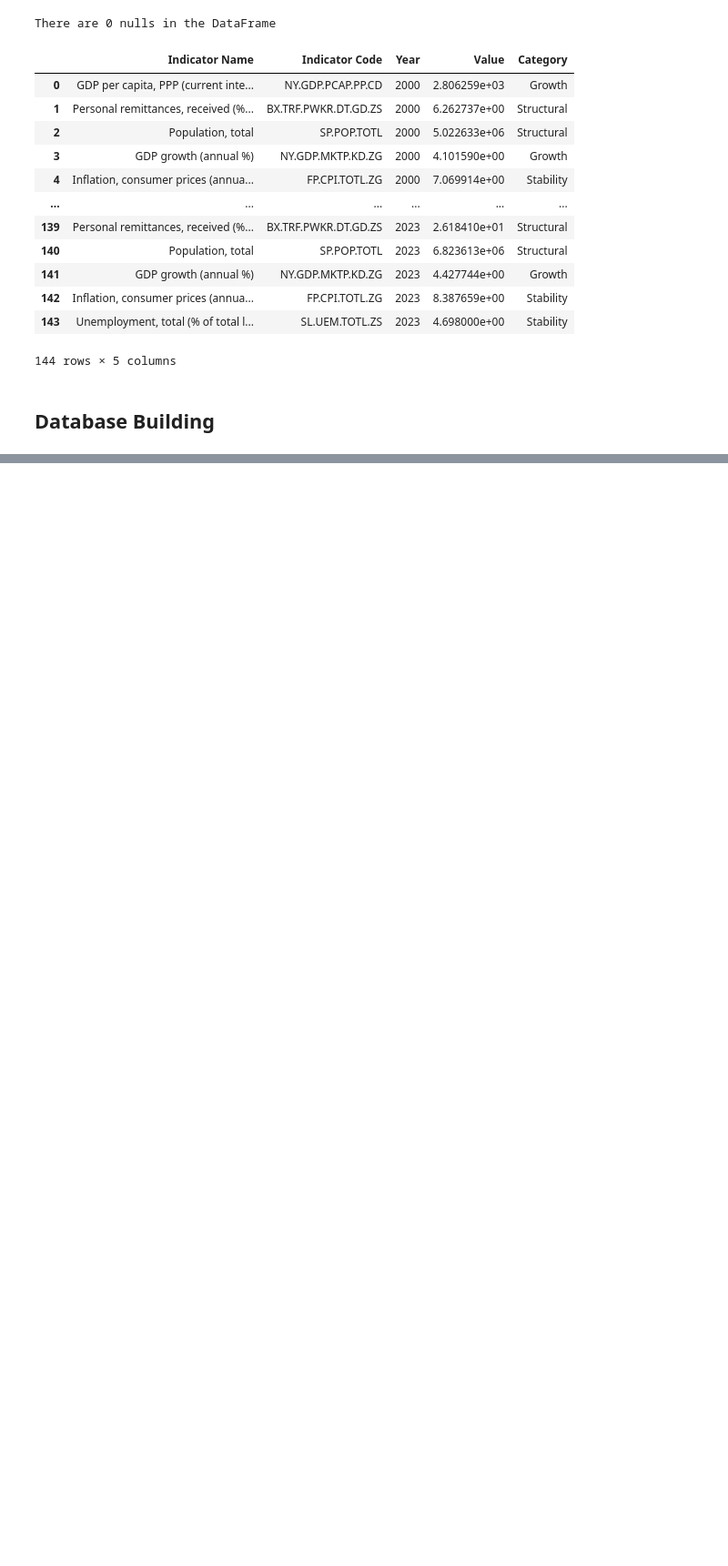
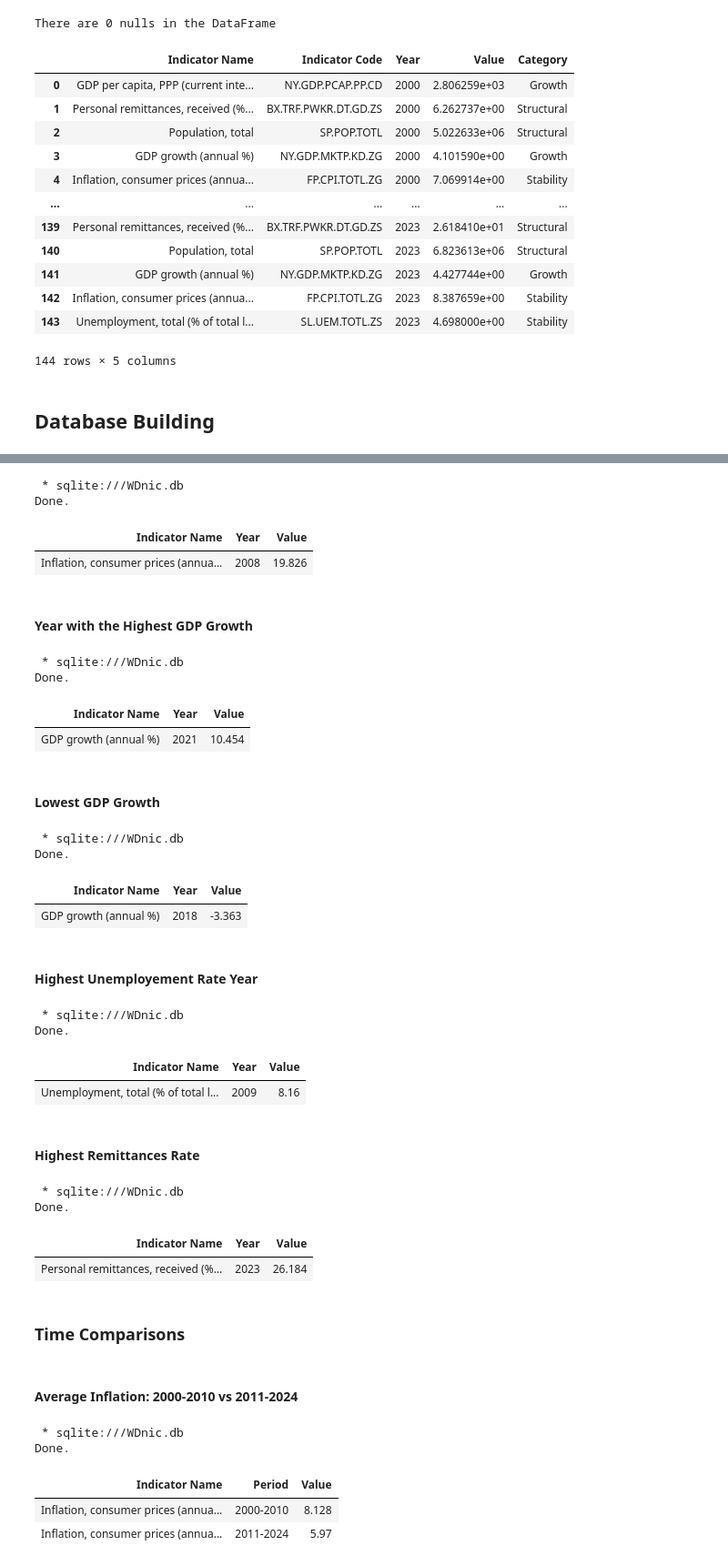
Before and after one commit to Adrianuco/wd-project, a Jupyter notebook: Notebook.ipynb, the cells around one changed output, grey strips where cells are left out. Shown at 91% size. Drawn from its saved outputs; the diff is of its cells as text; code cells hidden in the pictures; blank space fills up the shorter version.

Commit message:
consultas de sql al dataframe

```diff
--- a/Notebook.ipynb
+++ b/Notebook.ipynb
@@ -216,0 +240,72 @@ conn = sqlite3.connect('')
+# %%
+%sql SELECT "Indicator Name", Year, ROUND(Value, 3) AS Value \
+    FROM wd_nic_data WHERE "Indicator Code" = 'FP.CPI.TOTL.ZG' \
+    ORDER BY Value DESC LIMIT 1;
+# %% [output]
+ * sqlite:///WDnic.db
+Done.
+| Indicator Name | Year | Value |
+| Inflation, consumer prices (annua... | 2008 | 19.826 |
+# %% [markdown]
+#### Year with the Highest GDP Growth
+# %%
+%sql SELECT "Indicator Name", Year, ROUND(Value, 3) AS Value \
+    FROM wd_nic_data WHERE "Indicator Code" = 'NY.GDP.MKTP.KD.ZG' \
+    ORDER BY Value DESC LIMIT 1;
+# %% [output]
+ * sqlite:///WDnic.db
+Done.
+| Indicator Name | Year | Value |
+| GDP growth (annual %) | 2021 | 10.454 |
+# %% [markdown]
+#### Lowest GDP Growth
+# %%
+%sql SELECT "Indicator Name", Year, ROUND(Value, 3) AS Value \
+    FROM wd_nic_data WHERE "Indicator Code" = 'NY.GDP.MKTP.KD.ZG' \
+    ORDER BY Value LIMIT 1;
+# %% [output]
+ * sqlite:///WDnic.db
+Done.
+| Indicator Name | Year | Value |
+| GDP growth (annual %) | 2018 | -3.363 |
+# %% [markdown]
+#### Highest Unemployement Rate Year
+# %%
+%sql SELECT "Indicator Name", Year, ROUND(Value, 3) AS Value \
+    FROM wd_nic_data WHERE "Indicator Code" = 'SL.UEM.TOTL.ZS' \
+    ORDER BY Value DESC LIMIT 1;
+# %% [output]
+ * sqlite:///WDnic.db
+Done.
+| Indicator Name | Year | Value |
+| Unemployment, total (% of total l... | 2009 | 8.16 |
+# %% [markdown]
+#### Highest Remittances Rate
+# %%
+%sql SELECT "Indicator Name", Year, ROUND(Value, 3) AS Value \
+    FROM wd_nic_data WHERE "Indicator Code" = 'BX.TRF.PWKR.DT.GD.ZS' \
+    ORDER BY Value DESC LIMIT 1;
+# %% [output]
+ * sqlite:///WDnic.db
+Done.
+| Indicator Name | Year | Value |
+| Personal remittances, received (%... | 2023 | 26.184 |
+# %% [markdown]
+### Time Comparisons
+# %% [markdown]
+#### Average Inflation: 2000-2010 vs 2011-2024
+# %%
+%%sql
+SELECT "Indicator Name",
+    CASE
+        WHEN Year BETWEEN 2000 AND 2010 THEN '2000-2010'
+        ELSE '2011-2024'
+    END AS Period,
+ROUND(AVG(Value),3) AS Value
+FROM wd_nic_data WHERE "Indicator Code" = 'FP.CPI.TOTL.ZG' GROUP BY "Indicator Name", Period;
+# %% [output]
+ * sqlite:///WDnic.db
+Done.
+| Indicator Name | Period | Value |
+| Inflation, consumer prices (annua... | 2000-2010 | 8.128 |
+| Inflation, consumer prices (annua... | 2011-2024 | 5.97 |
```
Also changed, not shown: parts of 17 cells of this notebook, 1 other file.
